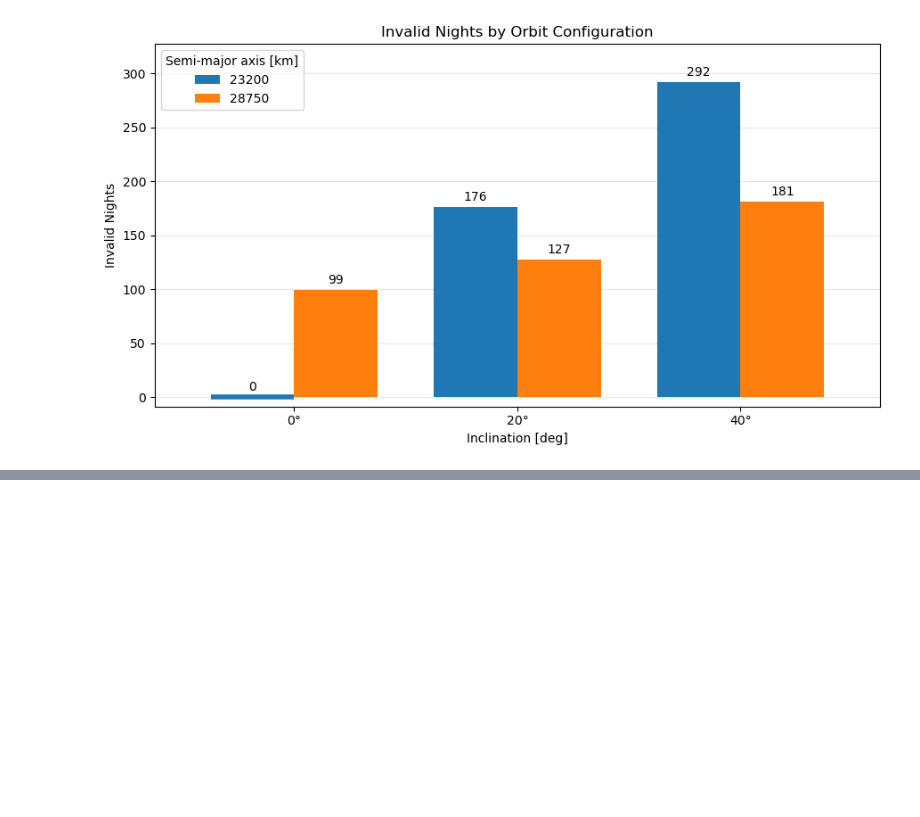
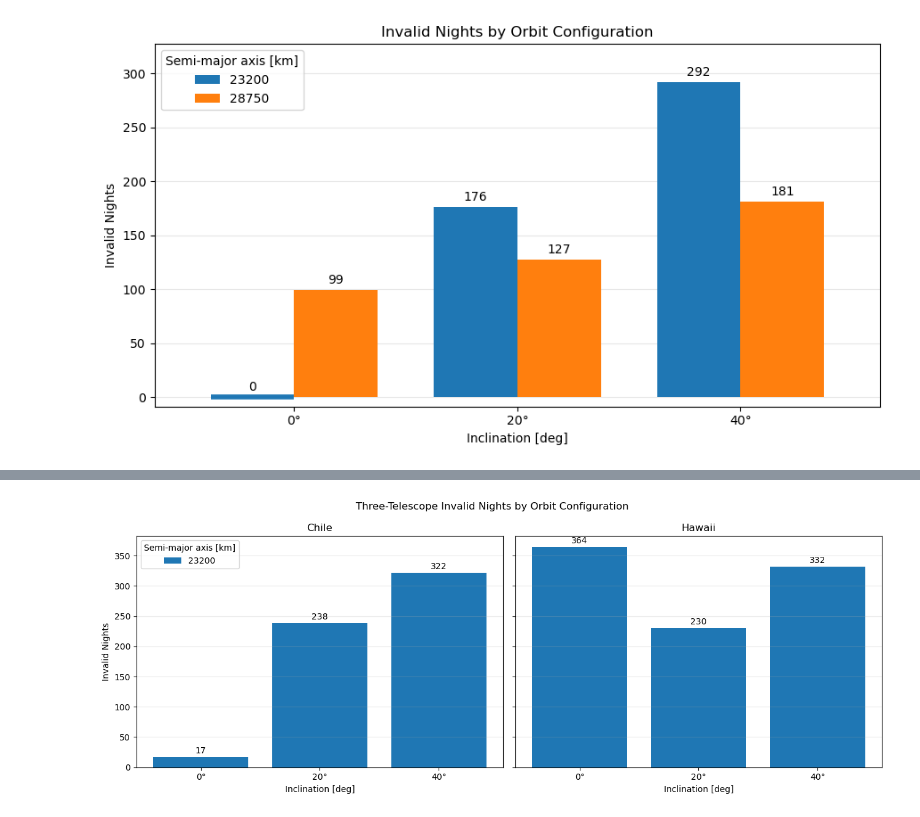
Before and after one commit to pscleo/NuAncestor, a Jupyter notebook: FreeFlyer/scheduling.ipynb, the cells around one changed output, grey strips where cells are left out. Drawn from its saved outputs; the diff is of its cells as text; code cells hidden in the pictures; blank space fills up the shorter version.

```diff
--- a/FreeFlyer/scheduling.ipynb
+++ b/FreeFlyer/scheduling.ipynb
@@ -1003,0 +1815,75 @@ plt.show()
+# %%
+# Invalid nights by orbit configuration for three-telescope regions
+
+case_parameters = pd.DataFrame([{
+    "Case": case["name"],
+    "Semi-major axis [km]": case["semi_major_axis"],
+    "Inclination [deg]": case["inclination"]}
+    for case in CASES])
+
+regional_invalid_nights = three_telescope_summaries.merge(
+    case_parameters, on="Case", how="left")
+
+semi_major_axes = sorted(regional_invalid_nights["Semi-major axis [km]"].unique())
+inclinations = sorted(regional_invalid_nights["Inclination [deg]"].unique())
+regions = ["Chile", "Hawaii"]
+
+x = np.arange(len(inclinations))
+bar_width = 0.8 / len(semi_major_axes)
+
+fig, axes = plt.subplots(1, 2, figsize=(13, 5), sharey=True)
+
+for ax, region_name in zip(axes, regions):
+    region_data = regional_invalid_nights[
+        regional_invalid_nights["Region"] == region_name]
+
+    for axis_index, semi_major_axis in enumerate(semi_major_axes):
+        values = []
+
+        for inclination in inclinations:
+            matching_row = region_data[
+                (region_data["Semi-major axis [km]"] == semi_major_axis)
+                & (region_data["Inclination [deg]"] == inclination)]
+
+            values.append(
+                int(matching_row["Invalid Nights"].iloc[0])
+                if not matching_row.empty else np.nan)
+
+        bar_positions = x + (axis_index - (len(semi_major_axes) - 1) / 2) * bar_width
+        bars = ax.bar(
+            bar_positions, values, width=bar_width,
+            label=f"{semi_major_axis:g}")
+
+        for bar, value in zip(bars, values):
+            if np.isnan(value):
+                continue
+
+            ax.text(
+                bar.get_x() + bar.get_width() / 2,
+                value + 3,
+                f"{int(value)}",
+                ha="center", va="bottom")
+
+    ax.set_title(region_name)
+    ax.set_xlabel("Inclination [deg]")
+    ax.set_xticks(x)
+    ax.set_xticklabels([f"{inclination:g}°" for inclination in inclinations])
+    ax.grid(axis="y", alpha=0.3)
+
+axes[0].set_ylabel("Invalid Nights")
+axes[0].legend(title="Semi-major axis [km]")
+
+fig.suptitle("Three-Telescope Invalid Nights by Orbit Configuration")
+fig.tight_layout()
+
+if SAVE_FIGURES:
+    output = BASE / "scheduling_plots"
+    output.mkdir(parents=True, exist_ok=True)
+
+    plt.savefig(
+        output / "three_telescope_invalid_nights_by_orbit.png",
+        dpi=300, bbox_inches="tight")
+
+plt.show()
+# %% [output]
+[figure, added]
```
Also changed, not shown: parts of 12 cells of this notebook, 5 other files.
